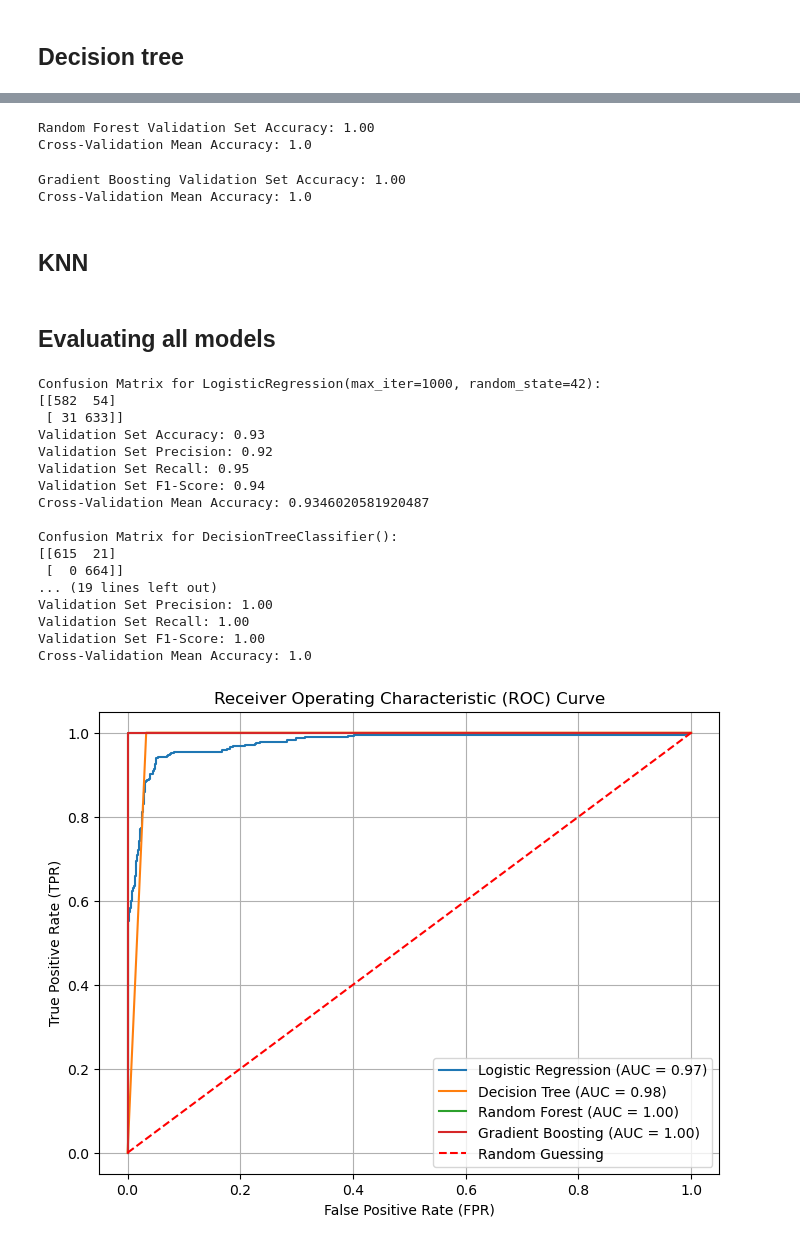
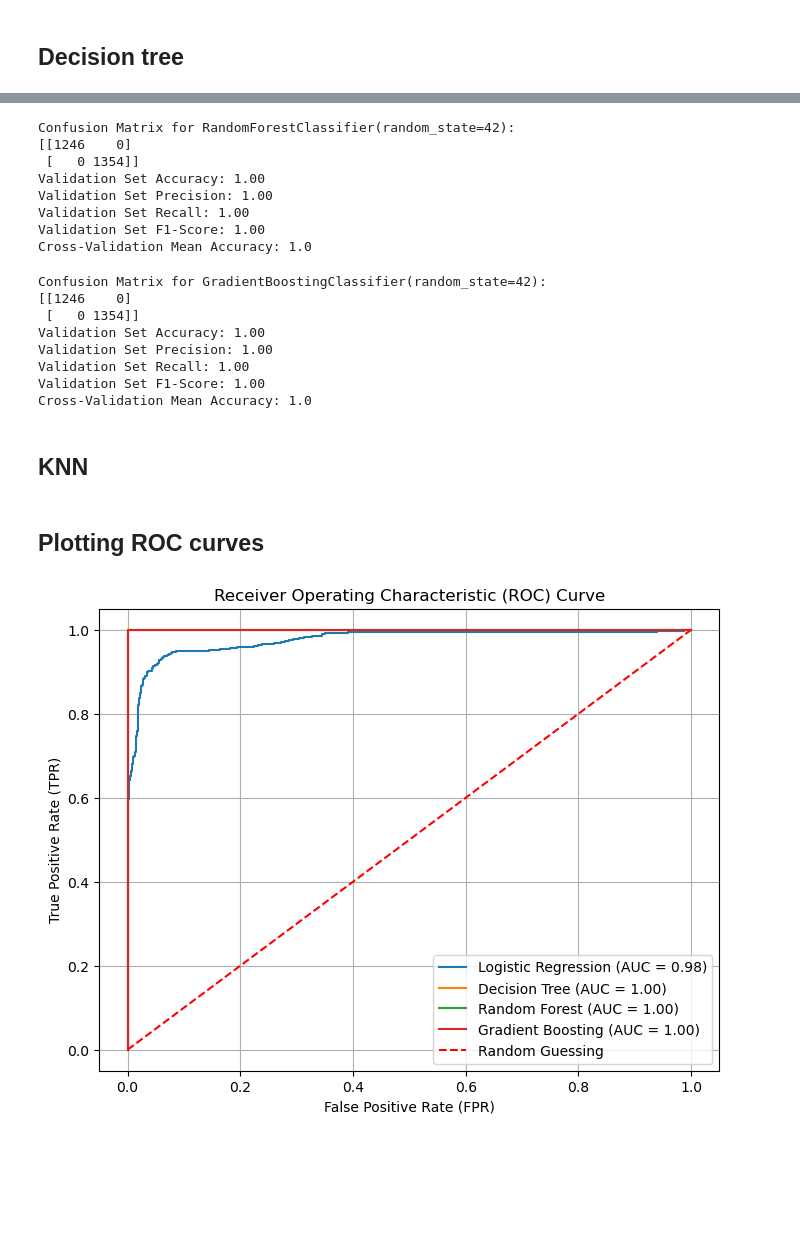
Before and after one commit to RMStolk/Machine-Learning, a Jupyter notebook: Project machine learning.ipynb, the cells around one changed output, grey strips where cells are left out. Saved outputs shown, nothing was run; the diff lists cells and outputs as text; code cells hidden in the pictures; blank space fills up the shorter version.

```diff
--- a/Project machine learning.ipynb
+++ b/Project machine learning.ipynb
@@ -200,5 +200,5 @@ y = data_mushrooms['poisonous']
 X_train, X_test, y_train, y_test = train_test_split(X, y, test_size=0.2, random_state=42)
 
 # Split the training data into training and validation sets (if necessary)
-X_train, X_val, y_train, y_val = train_test_split(X_train, y_train, test_size=0.2, random_state=42)
+X_train, X_val, y_train, y_val = train_test_split(X_train, y_train, test_size=0.4, random_state=42)
 # %%
@@ -468,37 +471,37 @@ decision_tree = DecisionTreeClassifier(
 # Initialize the Random Forest classifier
 random_forest = RandomForestClassifier(n_estimators=100, random_state=42)
 
-# # Fit the model on the training data
-# random_forest.fit(X_train, y_train)
+# Fit the model on the training data
+random_forest.fit(X_train, y_train);
 
-# # Evaluate the model on the test set
-# y_pred_rf = random_forest.predict(X_val)
-# accuracy_rf = accuracy_score(y_val, y_pred_rf)
-# print(f'Random Forest Validation Set Accuracy: {accuracy_rf:.2f}')
-
-# # Perform cross-validation and print mean accuracy
-# cv_scores = cross_val_score(random_forest, X_train, y_train, cv=5, scoring='accuracy')
-# print("Cross-Validation Mean Accuracy:", cv_scores.mean())
+# Evaluate model
+evaluate_classifier(random_forest, X_val, y_val)
 # %% [output]
-Random Forest Validation Set Accuracy: 1.00
+Confusion Matrix for RandomForestClassifier(random_state=42):
+[[1246    0]
+ [   0 1354]]
+Validation Set Accuracy: 1.00
+Validation Set Precision: 1.00
+Validation Set Recall: 1.00
+Validation Set F1-Score: 1.00
 Cross-Validation Mean Accuracy: 1.0
 # %%
 # Initialize the Gradient Boosting classifier
 gradient_boosting = GradientBoostingClassifier(n_estimators=100, learning_rate=0.1, max_depth=3, random_state=42)
 
-# # Fit the model on the training data
-# gradient_boosting.fit(X_train, y_train)
+# Fit the model on the training data
+gradient_boosting.fit(X_train, y_train);
 
-# # Evaluate the model on the validation set
-# y_pred_gb = gradient_boosting.predict(X_val)
-# accuracy_gb = accuracy_score(y_val, y_pred_gb)
-# print(f'Gradient Boosting Validation Set Accuracy: {accuracy_gb:.2f}')
-
-# # Perform cross-validation and print mean accuracy
-# cv_scores = cross_val_score(gradient_boosting, X_train, y_train, cv=5, scoring='accuracy')
-# print("Cross-Validation Mean Accuracy:", cv_scores.mean())
+# Evaluate model
+evaluate_classifier(gradient_boosting, X_val, y_val)
 # %% [output]
-Gradient Boosting Validation Set Accuracy: 1.00
+Confusion Matrix for GradientBoostingClassifier(random_state=42):
+[[1246    0]
+ [   0 1354]]
+Validation Set Accuracy: 1.00
+Validation Set Precision: 1.00
+Validation Set Recall: 1.00
+Validation Set F1-Score: 1.00
 Cross-Validation Mean Accuracy: 1.0
 # %% [markdown]
 ## KNN
@@ -522,52 +525,29 @@ Cross-Validation Mean Accuracy: 1.0
 # cv_scores = cross_val_score(knn_classifier, X_train, y_train, cv=5, scoring='accuracy')
 # print("Cross-Validation Mean Accuracy:", cv_scores.mean())
 # %% [markdown]
-## Evaluating all models
+## Plotting ROC curves
 # %%
-# Evaluate each classifier
-evaluate_classifier(logistic_regression, X_train, y_train, X_val, y_val)
-evaluate_classifier(decision_tree, X_train, y_train, X_val, y_val)
-evaluate_classifier(random_forest, X_train, y_train, X_val, y_val)
-evaluate_classifier(gradient_boosting, X_train, y_train, X_val, y_val)
-
 # Plot ROC curves
 fpr_lr, tpr_lr, roc_auc_lr = ROC_curve(logistic_regression, X_val, y_val)
 fpr_dt, tpr_dt, roc_auc_dt = ROC_curve(decision_tree, X_val, y_val)
 fpr_rf, tpr_rf, roc_auc_rf = ROC_curve(random_forest, X_val, y_val)
 fpr_gb, tpr_gb, roc_auc_gb = ROC_curve(gradient_boosting, X_val, y_val)
 
 plt.figure(figsize=(8, 6))
 plt.plot(fpr_lr, tpr_lr, label=f'Logistic Regression (AUC = {roc_auc_lr:.2f})')
 plt.plot(fpr_dt, tpr_dt, label=f'Decision Tree (AUC = {roc_auc_dt:.2f})')
 plt.plot(fpr_rf, tpr_rf, label=f'Random Forest (AUC = {roc_auc_rf:.2f})')
 plt.plot(fpr_gb, tpr_gb, label=f'Gradient Boosting (AUC = {roc_auc_gb:.2f})')
 
 # Plot random guessing line
 plt.plot([0, 1], [0, 1], color='red', linestyle='--', label='Random Guessing')
 
 # Add labels and legend
 plt.xlabel('False Positive Rate (FPR)')
 plt.ylabel('True Positive Rate (TPR)')
 plt.title('Receiver Operating Characteristic (ROC) Curve')
 plt.legend()
 plt.grid(True)
 plt.show()
 # %% [output]
-Confusion Matrix for LogisticRegression(max_iter=1000, random_state=42):
-[[582  54]
- [ 31 633]]
-Validation Set Accuracy: 0.93
-Validation Set Precision: 0.92
-Validation Set Recall: 0.95
-Validation Set F1-Score: 0.94
-Cross-Validation Mean Accuracy: 0.9346020581920487
-
-Confusion Matrix for DecisionTreeClassifier():
-[[615  21]
- [  0 664]]
-... (19 lines left out)
-Validation Set Precision: 1.00
-Validation Set Recall: 1.00
-Validation Set F1-Score: 1.00
-Cross-Validation Mean Accuracy: 1.0
-[figure, old version]
+[figure, new version]
```
Also changed, not shown: parts of 9 cells of this notebook.
